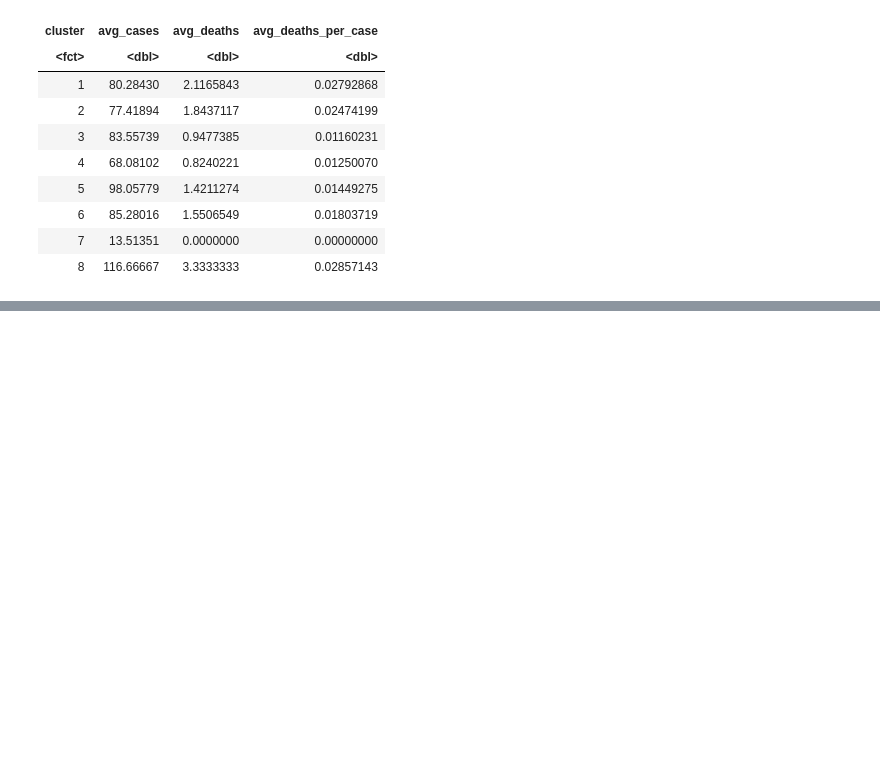
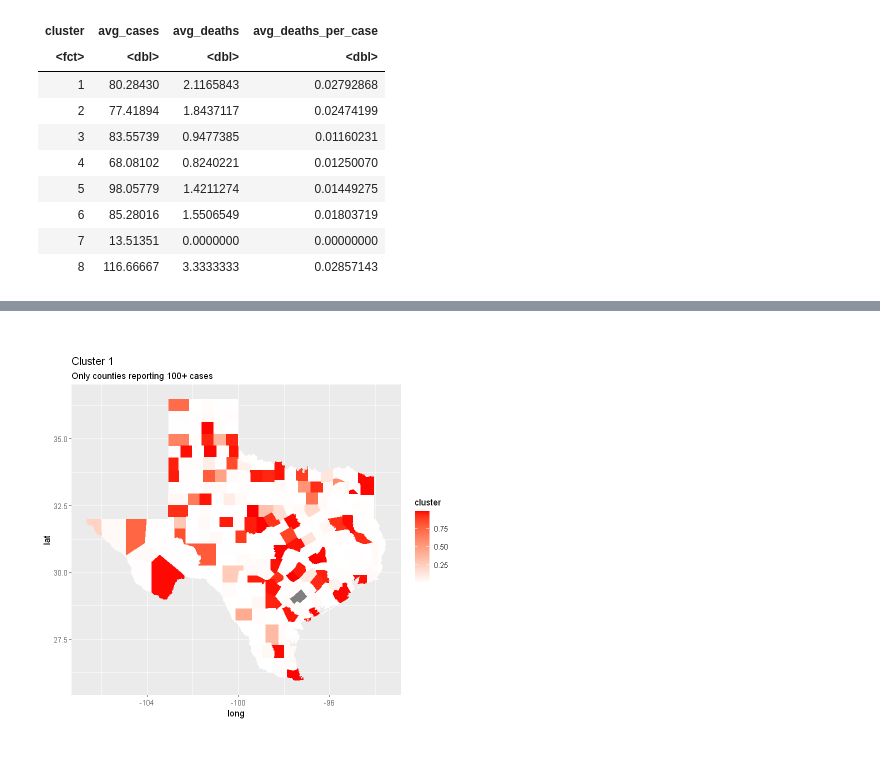
Before and after one commit to ncliu95/smu_dm_project_2, a Jupyter notebook: Project 2.ipynb, the cells around one changed output, grey strips where cells are left out. Cells and saved outputs as stored; diff of their text form; code cells hidden in the pictures; blank space fills up the shorter version.

```diff
--- a/Project 2.ipynb
+++ b/Project 2.ipynb
@@ -611,0 +487,4 @@ A tibble: 4 × 4
+# %%
+counties <- as_tibble(map_data("county"))
+counties_TX <- counties %>% dplyr::filter(region == "texas") %>%
+  rename(c(county = subregion))
@@ -611,0 +498,9 @@ A tibble: 4 × 4
+# %%
+counties_TX_clust_1 <- counties_TX_clust %>% mutate(cluster = cluster[,1])
+ggplot(counties_TX_clust_1, aes(long, lat)) +
+  geom_polygon(data = counties_TX_clust_1, aes(x = long, y = lat, group = group, fill = cluster)) +
+  coord_quickmap() +
+  scale_fill_gradient(low = "white", high = "red") +
+  labs(title = "Cluster 1", subtitle = "Only counties reporting 100+ cases")
+# %% [output]
+[figure, added]
```
Also changed, not shown: parts of 41 cells of this notebook.
